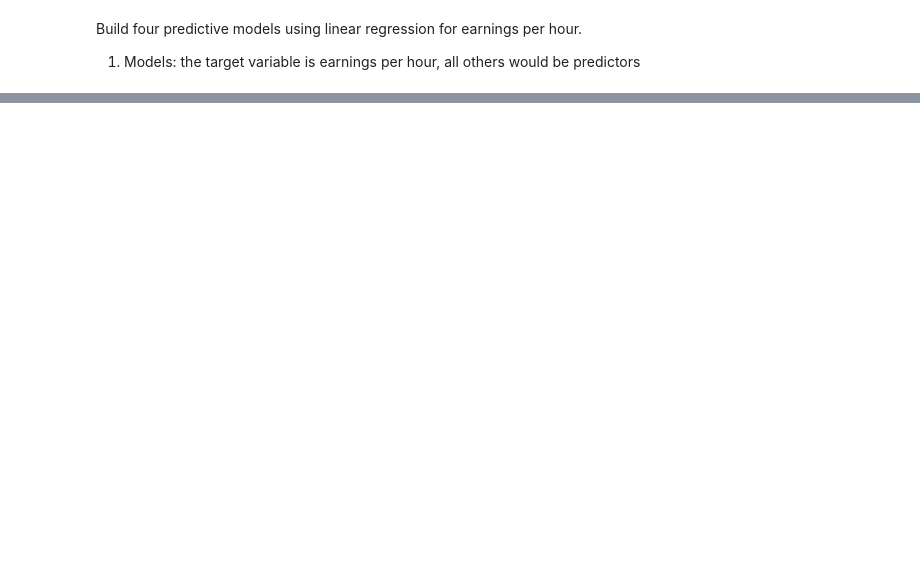
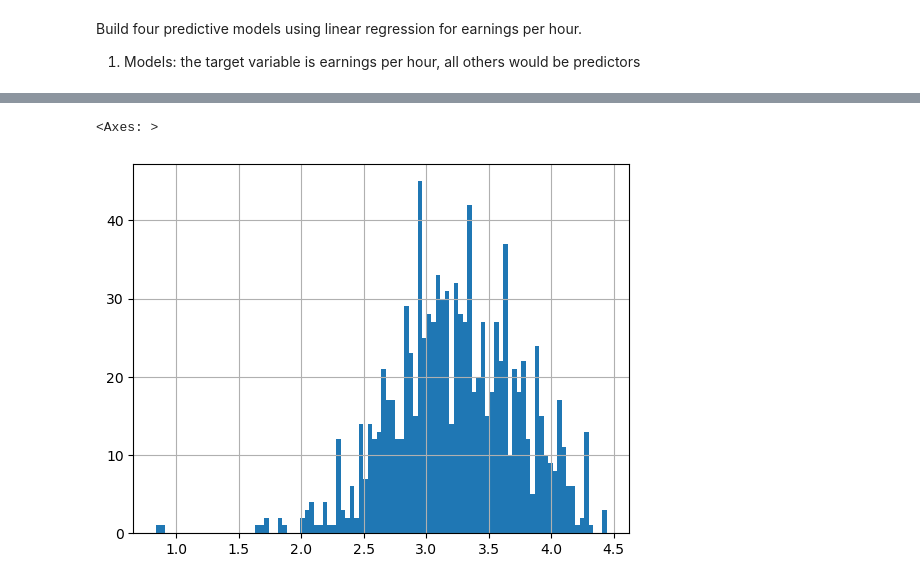
Before and after one commit to zsofiarebeka/DA3_Assignment-1, a Jupyter notebook: DA3_Assignment-1.ipynb, the cells around one changed output, grey strips where cells are left out. Cells and saved outputs as stored; diff of their text form; code cells hidden in the pictures; blank space fills up the shorter version.

```diff
--- a/DA3_Assignment-1.ipynb
+++ b/DA3_Assignment-1.ipynb
@@ -35,0 +117,6 @@ ParserError: Error tokenizing data. C error: Expected 1 fields in line 9, saw 2
+# %%
+# Checking the log earnings per hour distribution
+data.lnearnphour.hist(bins=100)
+# %% [output]
+<Axes: >
+[figure, added]
```
Also changed, not shown: parts of 41 cells of this notebook, 1 other file.
